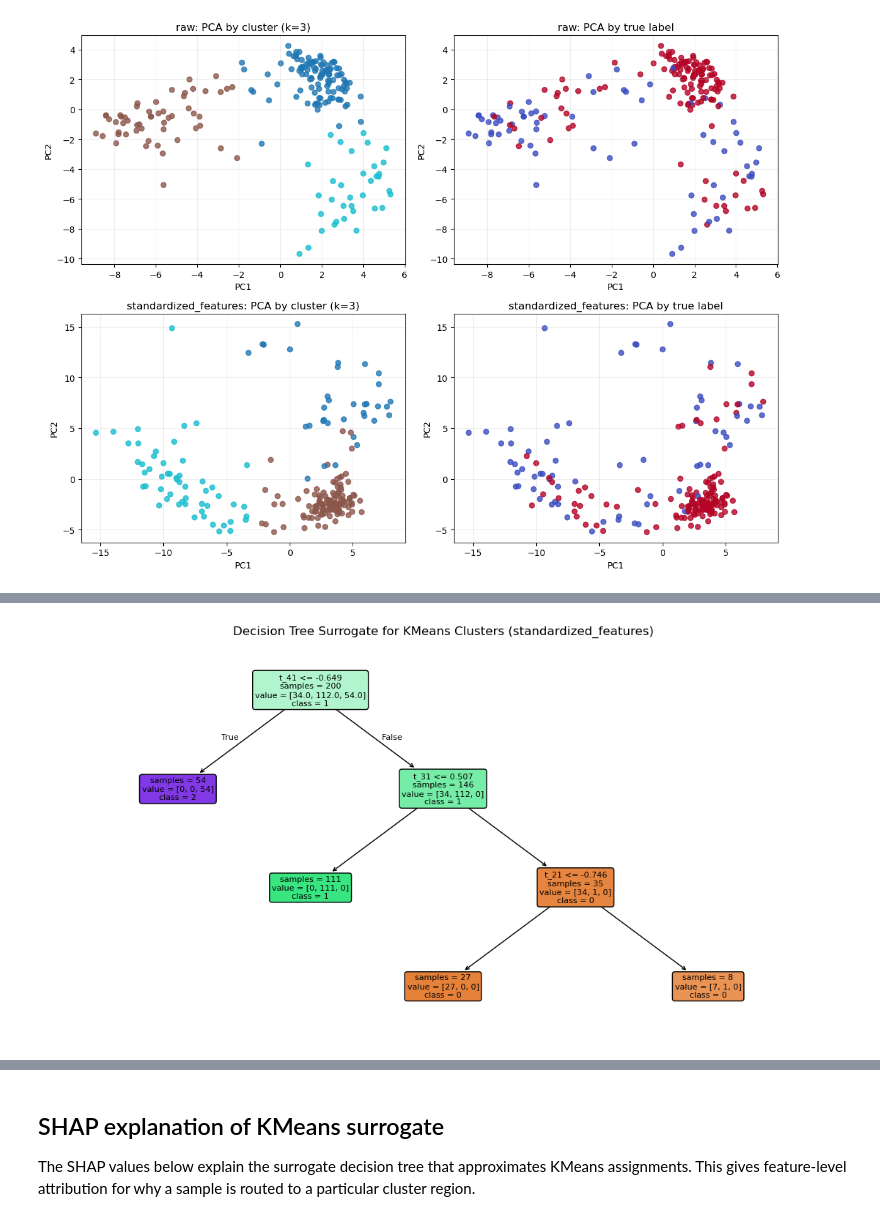
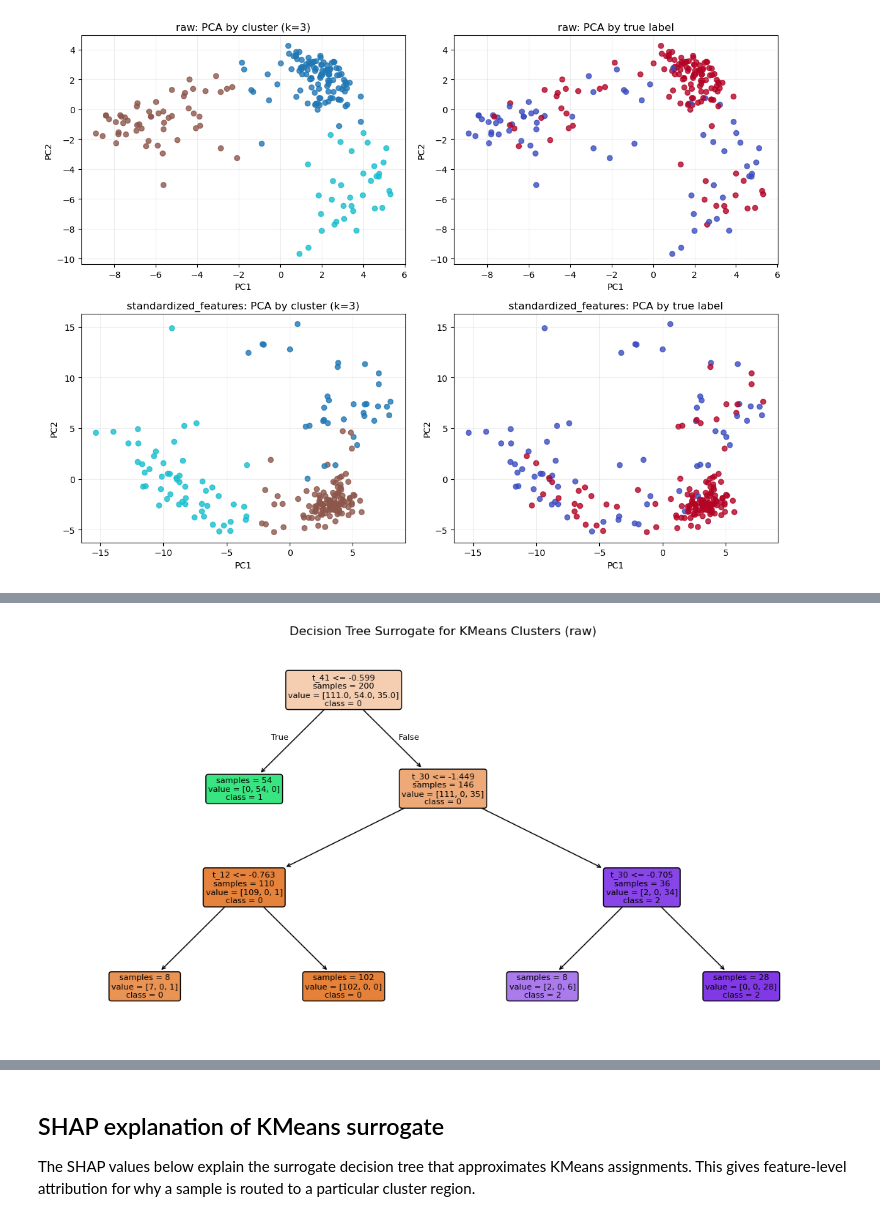
Before and after one commit to anpeata/xai-spatio-temporal, a Jupyter notebook: scripts/notebooks/kmeans_ecg200.ipynb, the cells around one changed output, grey strips where cells are left out. Cells and saved outputs as stored; diff of their text form; code cells hidden in the pictures.

Commit message:
refine (notebooks): unsupervised final selection

```diff
--- a/scripts/notebooks/kmeans_ecg200.ipynb
+++ b/scripts/notebooks/kmeans_ecg200.ipynb
@@ -363,52 +412,56 @@ plt.show()
 # %% [output]
 [figure]
 # %%
-# Train surrogate decision tree for one selected view (best mapped accuracy)
-best_view_for_explain = comparison_summary_df.sort_values(
-    ['mapped_accuracy', 'ari', 'nmi'], ascending=False
-).iloc[0]['view']
-best_view_for_explain = str(best_view_for_explain)
+# Train surrogate decision trees for both views (no single-view selection)
+surrogates_by_view = {}
 
-X_used = views[best_view_for_explain]
-cluster_labels = labels_by_view[best_view_for_explain]
-feature_names = [f't_{i}' for i in range(X_used.shape[1])]
+for view_name, X_used in views.items():
+    cluster_labels = labels_by_view[view_name]
+    feature_names = [f't_{i}' for i in range(X_used.shape[1])]
 
-surrogate = DecisionTreeClassifier(max_depth=3, min_samples_leaf=8, random_state=42)
-surrogate.fit(X_used, cluster_labels)
+    surrogate = DecisionTreeClassifier(max_depth=3, min_samples_leaf=8, random_state=42)
+    surrogate.fit(X_used, cluster_labels)
 
-surrogate_pred = surrogate.predict(X_used)
-train_fidelity = accuracy_score(cluster_labels, surrogate_pred)
+    surrogate_pred = surrogate.predict(X_used)
+    train_fidelity = accuracy_score(cluster_labels, surrogate_pred)
 
-cv = StratifiedKFold(n_splits=5, shuffle=True, random_state=42)
-cv_fidelity = cross_val_score(
-    surrogate, X_used, cluster_labels, cv=cv, scoring='accuracy'
-).mean()
+    cv = StratifiedKFold(n_splits=5, shuffle=True, random_state=42)
+    cv_fidelity = cross_val_score(
+        surrogate, X_used, cluster_labels, cv=cv, scoring='accuracy'
+    ).mean()
 
-print('Explained view:', best_view_for_explain)
-print('Surrogate tree train fidelity:', round(float(train_fidelity), 4))
-print('Surrogate tree CV fidelity:', round(float(cv_fidelity), 4))
+    print(f'\nView: {view_name}')
+    print('Surrogate tree train fidelity:', round(float(train_fidelity), 4))
+    print('Surrogate tree CV fidelity:', round(float(cv_fidelity), 4))
 
-rules = export_text(surrogate, feature_names=feature_names)
-print('\nSurrogate rules:\n')
-print(rules)
+    rules = export_text(surrogate, feature_names=feature_names)
+    print('\nSurrogate rules:\n')
+    print(rules)
 
-importance_df = pd.DataFrame({
-    'feature': feature_names,
-    'importance': surrogate.feature_importances_,
-}).sort_values('importance', ascending=False)
+    importance_df = pd.DataFrame({
+        'feature': feature_names,
+        'importance': surrogate.feature_importances_,
+    }).sort_values('importance', ascending=False)
 
-display(importance_df.head(10))
+    display(importance_df.head(10))
 
-plt.figure(figsize=(14, 7))
-plot_tree(
-    surrogate,
-    feature_names=feature_names,
-    class_names=[str(c) for c in sorted(np.unique(cluster_labels))],
-    filled=True,
-    rounded=True,
-    impurity=False,
-    fontsize=8,
+    plt.figure(figsize=(14, 7))
+    plot_tree(
+        surrogate,
+        feature_names=feature_names,
+        class_names=[str(c) for c in sorted(np.unique(cluster_labels))],
+        filled=True,
+        rounded=True,
+        impurity=False,
+        fontsize=8,
     )
-plt.title(f'Decision Tree Surrogate for KMeans Clusters ({best_view_for_explain})')
-plt.show()
+    plt.title(f'Decision Tree Surrogate for KMeans Clusters ({view_name})')
+    plt.show()
+
+    surrogates_by_view[view_name] = {
+        'surrogate': surrogate,
+        'X_used': X_used,
+        'cluster_labels': cluster_labels,
+        'feature_names': feature_names,
+    }
 # %% [output]
@@ -442 +498 @@ Surrogate rules:
-[figure, old version]
+[figure, new version]
```
Also changed, not shown: parts of 5 cells of this notebook.
